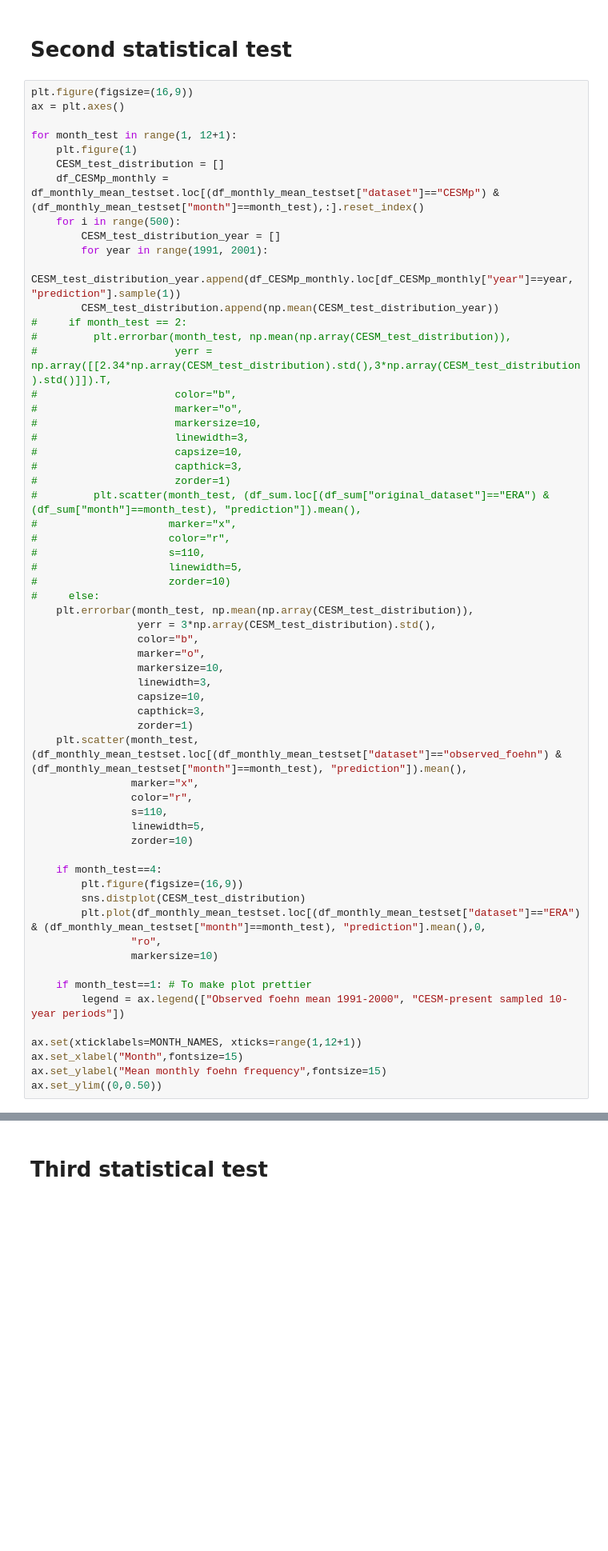
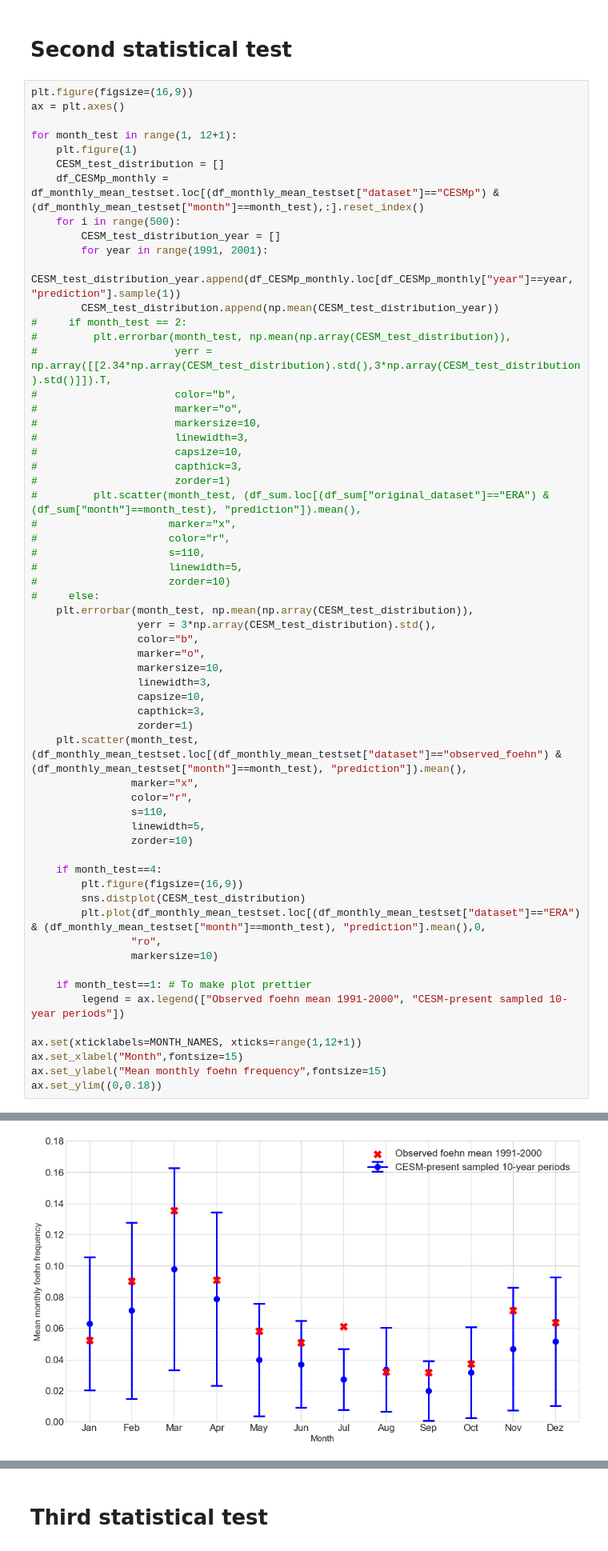
Before and after one commit to ch-mon/foehn-development, a Jupyter notebook: train_model_on_ERAI_and_predict_on_CESM.ipynb, the cells around one changed output, grey strips where cells are left out. Shown at 80% size. Saved outputs shown, nothing was run; the diff lists cells and outputs as text; blank space fills up the shorter version.

```diff
--- a/train_model_on_ERAI_and_predict_on_CESM.ipynb
+++ b/train_model_on_ERAI_and_predict_on_CESM.ipynb
@@ -779,4 +868,5 @@ for month_test in range(1, 12+1):
 ax.set(xticklabels=MONTH_NAMES, xticks=range(1,12+1))
 ax.set_xlabel("Month",fontsize=15)
 ax.set_ylabel("Mean monthly foehn frequency",fontsize=15)
-ax.set_ylim((0,0.50))
+ax.set_ylim((0,0.18))
+# %% [output]
@@ -782,0 +874 @@ ax.set_ylim((0,0.50))
+[figure, added]
```
Also changed, not shown: parts of 19 cells of this notebook, 2 other files.
